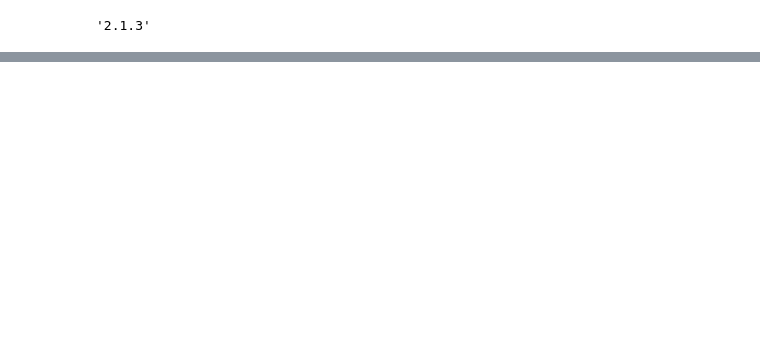
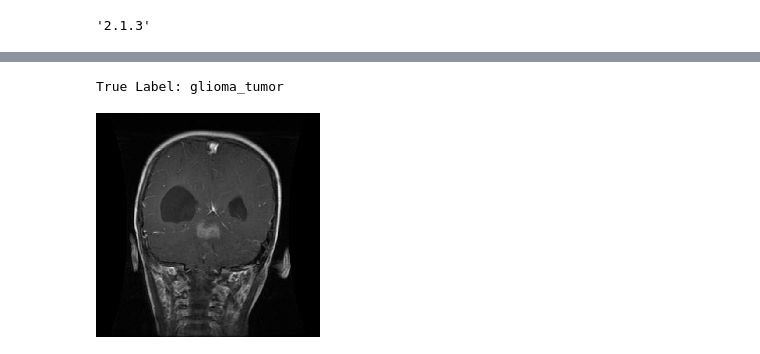
Before and after one commit to dhelms1/brain_tumor, a Jupyter notebook: MRImodeling.ipynb, the cells around one changed output, grey strips where cells are left out. Drawn from its saved outputs; the diff is of its cells as text; code cells hidden in the pictures; blank space fills up the shorter version.

```diff
--- a/MRImodeling.ipynb
+++ b/MRImodeling.ipynb
@@ -24,0 +95,7 @@ tf.__version__
+# %%
+file_label = filenames[idx].split('/')[1]
+print(f'True Label: {file_label}') # Get directory name (true label)
+load_img(filenames[idx], target_size=(IMG_SIZE, IMG_SIZE)) # Get directory image (match above?)
+# %% [output]
+True Label: glioma_tumor
+[figure, added]
```
Also changed, not shown: parts of 8 cells of this notebook.
